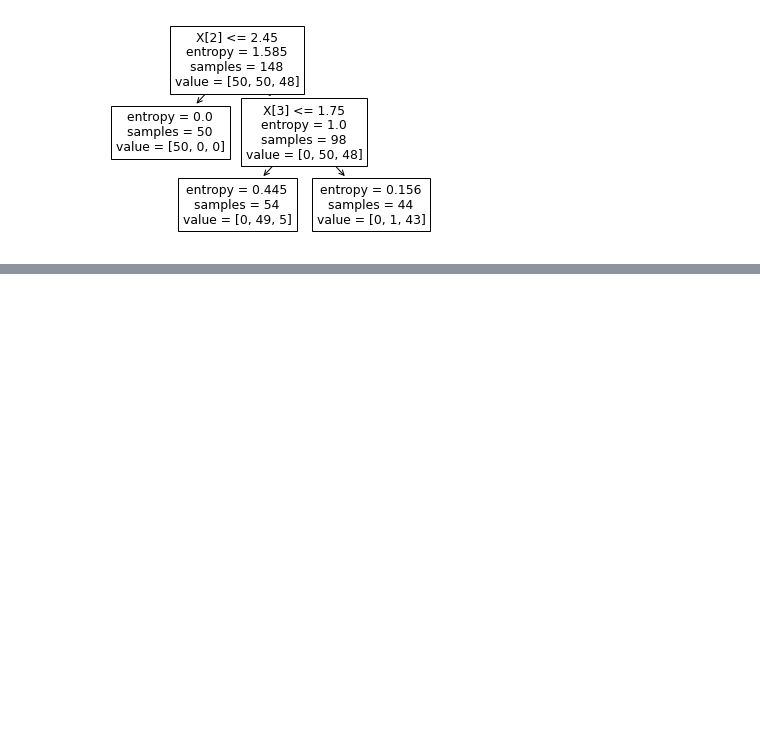
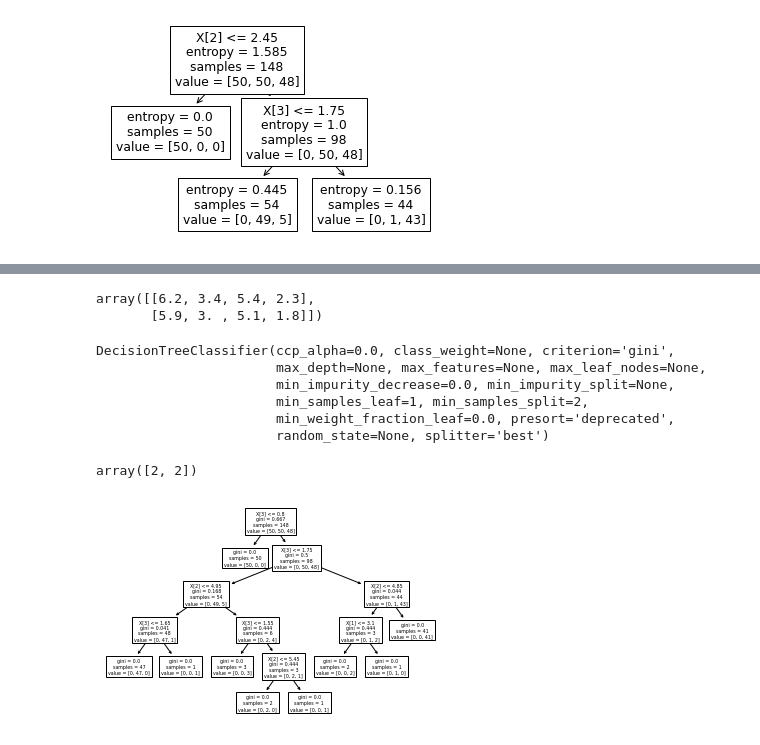
Before and after one commit to tthawatch/DPDM, a Jupyter notebook: Classification(Decision_Tree).ipynb, the cells around one changed output, grey strips where cells are left out. Saved outputs shown, nothing was run; the diff lists cells and outputs as text; code cells hidden in the pictures; blank space fills up the shorter version.

Commit message:
Decision Tree

```diff
--- a/Classification(Decision_Tree).ipynb
+++ b/Classification(Decision_Tree).ipynb
@@ -43,0 +39,21 @@ array([[6.2, 3.4, 5.4, 2.3],
+# %%
+x[-2:,:]#ถ้าเอาข้อมูลด้านล่างนี้แถวแรกไปใส่ในกล่องการวิเคราะห์ด้านบน แถวที่ 1 จะได้ว่า 5.4 > 2.45 ดังนั้นบรรทัดที่ 2 ได้กล่องฝั่งขวามือ จากนั้นในบรรทัดที่ 2 ของกล่องขวามือระบุว่า X[3]<=1.75
+#แต่แถวที่ 1 X[3]=2.3 ไม่น้อยกว่าหรือเท่ากับ 1.75 ดังนั้นจะได้บรรทัดที่ 3 คือกล่องขวามือ และอ่านค่า value = [0,1,43] หมายความว่า มีคลาส 0 อยู่ 1 คลาส 1 อยู่ 1 และคลาส 2 อยู่ 43
+# %% [output]
+array([[6.2, 3.4, 5.4, 2.3],
+       [5.9, 3. , 5.1, 1.8]])
+# %%
+myTree = DecisionTreeClassifier()#criterion='entropy',max_depth=2
+# %%
+myTree.fit(x[:-2,:],y[:-2])
+# %% [output]
+DecisionTreeClassifier(ccp_alpha=0.0, class_weight=None, criterion='gini',
+                       max_depth=None, max_features=None, max_leaf_nodes=None,
+                       min_impurity_decrease=0.0, min_impurity_split=None,
+                       min_samples_leaf=1, min_samples_split=2,
+                       min_weight_fraction_leaf=0.0, presort='deprecated',
+                       random_state=None, splitter='best')
+# %%
+myTree.predict(x[-2:,:])
+# %% [output]
+array([2, 2])
@@ -43,0 +62,4 @@ array([[6.2, 3.4, 5.4, 2.3],
+# %%
+plot_tree(myTree);
+# %% [output]
+[figure, added]
```
Also changed, not shown: parts of 2 cells of this notebook.
